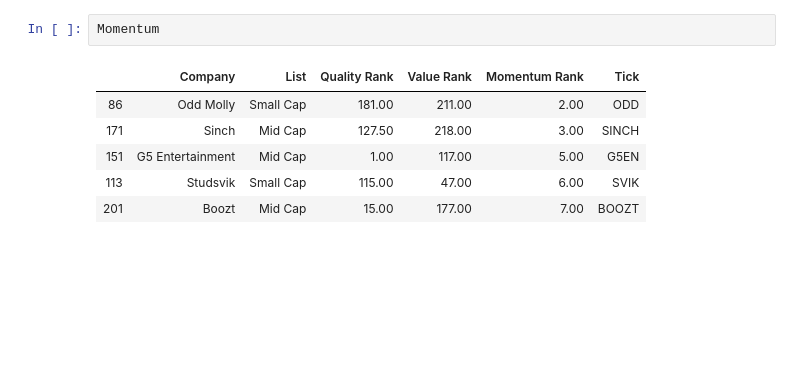
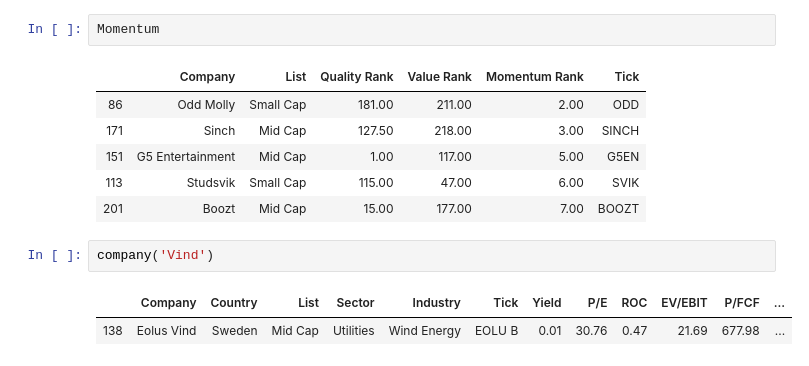
Before and after one commit to webclinic017/Portfolio_Construction, a Jupyter notebook: Equity_Strategies/Quant_Strategies.ipynb, the cells around one changed output. Cells and saved outputs as stored; diff of their text form; blank space fills up the shorter version.

```diff
--- a/Equity_Strategies/Quant_Strategies.ipynb
+++ b/Equity_Strategies/Quant_Strategies.ipynb
@@ -211,3 +220,8 @@ Momentum
 | 151 | G5 Entertainment | Mid Cap | 1.00 | 117.00 | 5.00 | G5EN |
 | 113 | Studsvik | Small Cap | 115.00 | 47.00 | 6.00 | SVIK |
 | 201 | Boozt | Mid Cap | 15.00 | 177.00 | 7.00 | BOOZT |
+# %%
+company('Vind')
+# %% [output]
+|  | Company | Country | List | Sector | Industry | Tick | Yield | P/E | ROC | EV/EBIT | P/FCF | ... |
+| 138 | Eolus Vind | Sweden | Mid Cap | Utilities | Wind Energy | EOLU B | 0.01 | 30.76 | 0.47 | 21.69 | 677.98 | ... |
```
Also changed, not shown: parts of 3 cells of this notebook, 20 other files.
